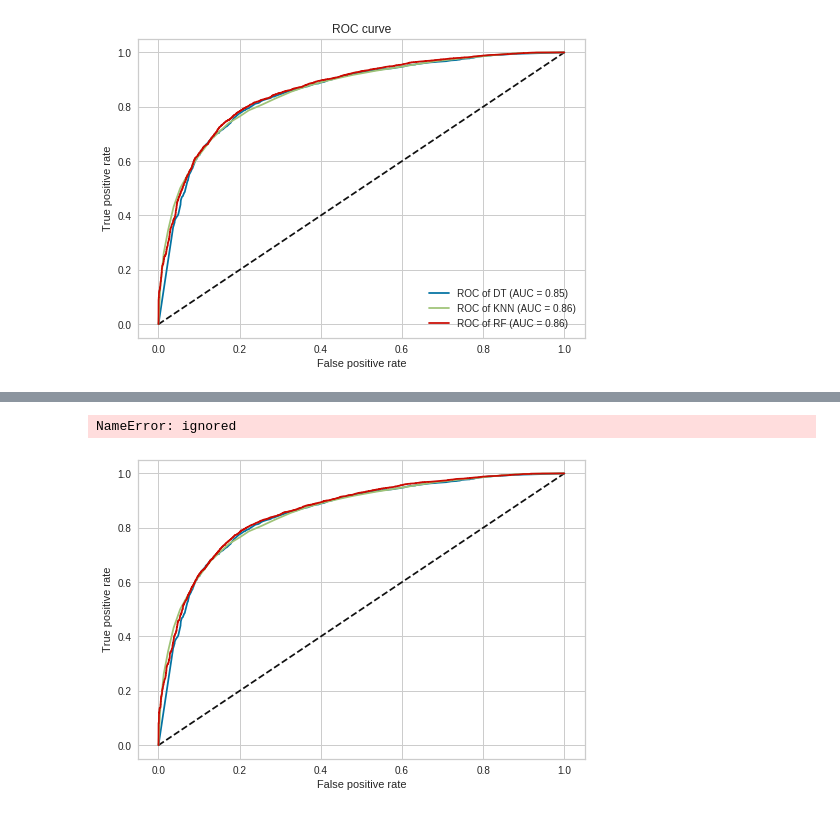
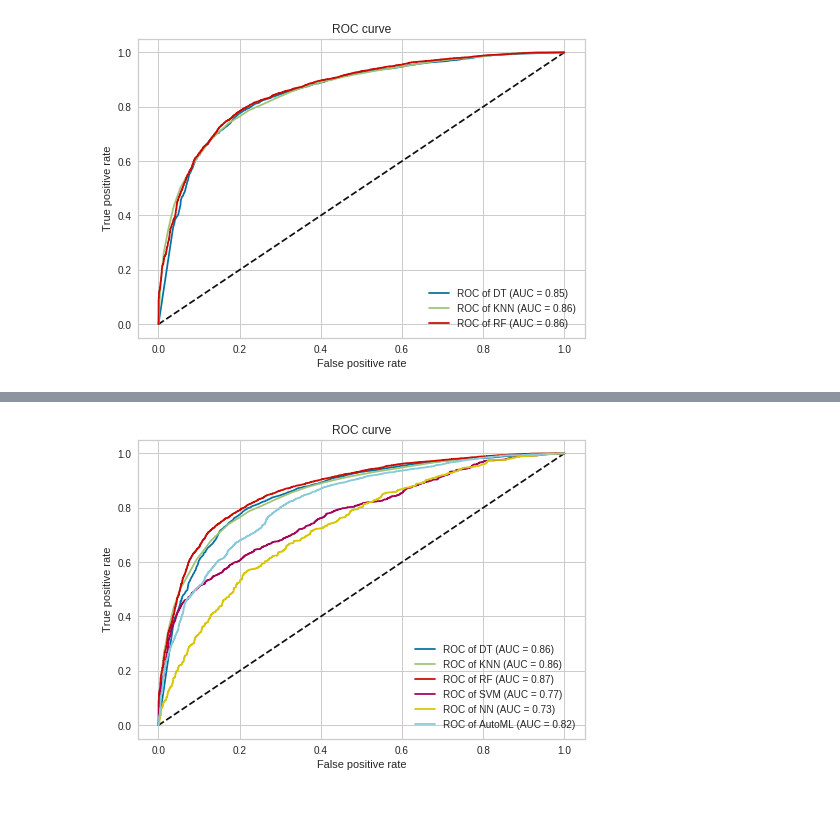
Before and after one commit to ngocbaosp/ML-Projects, a Jupyter notebook: AutoMLProject01.ipynb, the cells around one changed output, grey strips where cells are left out. Cells and saved outputs as stored; diff of their text form; code cells hidden in the pictures.

```diff
--- a/AutoMLProject01.ipynb
+++ b/AutoMLProject01.ipynb
@@ -47,29 +47,5 @@ Requirement already satisfied: idna<2.9,>=2.5 in /usr/local/lib/python3.6/dist-p
 Requirement already satisfied: urllib3<1.25,>=1.21.1 in /usr/local/lib/python3.6/dist-packages (from requests>=2.0.0->sphinx->smac==0.8->auto-sklearn) (1.24.3)
 Requirement already satisfied: certifi>=2017.4.17 in /usr/local/lib/python3.6/dist-packages (from requests>=2.0.0->sphinx->smac==0.8->auto-sklearn) (2019.6.16)
 Requirement already satisfied: chardet<3.1.0,>=3.0.2 in /usr/local/lib/python3.6/dist-packages (from requests>=2.0.0->sphinx->smac==0.8->auto-sklearn) (3.0.4)
-# %%
-import sklearn.model_selection
-import sklearn.datasets
-import sklearn.metrics
-
-# Load data
-X, y = sklearn.datasets.load_digits(return_X_y=True)
-X_train, X_test, y_train, y_test = \
-        sklearn.model_selection.train_test_split(X, y, random_state=1)
 # %%
 import autosklearn.classification
-# %%
-
-# configure auto-sklearn
-automl = autosklearn.classification.AutoSklearnClassifier(
-          time_left_for_this_task=120, # run auto-sklearn for at most 2min
-          per_run_time_limit=30, # spend at most 30 sec for each model training
-          )
-
-# train model(s)
-automl.fit(X_train, y_train)
-
-# evaluate
-y_hat = automl.predict(X_test)
-test_acc = sklearn.metrics.accuracy_score(y_test, y_hat)
-print("Test Accuracy score {0}".format(test_acc))
@@ -174,7 +121,7 @@ def myCleanAndTransformData(data):
      #Drop anmie_id,rating,Class
     NewData = NewData.drop(['rating'],axis=1)
     NewData = NewData.drop(columns=['anime_id'])
-    NewData = NewData.drop(columns=['episodes'])
+    #NewData = NewData.drop(columns=['episodes'])
 
     return NewData
 
@@ -499,28 +446,31 @@ def roc_auc_curve(model,X_train,Y_train,X_test,Y_test):
   y_pred_dt = model.predict_proba(X_test)[:, 1]
   fpr_dt, tpr_dt, _ = roc_curve(Y_test, y_pred_dt)
   roc_auc = auc(fpr_dt, tpr_dt)
-  return fpr_dt, tpr_dt,roc_auc
+
+  test_acc_score = model.score(X_test,Y_test)
+
+  return fpr_dt, tpr_dt,roc_auc,test_acc_score
 
 # Create a DecisionTreeClassifier
 clf = DecisionTreeClassifier(random_state=0,max_depth=30,min_samples_leaf=20)
-fpr_dt, tpr_dt,roc_auc = roc_auc_curve(clf,PCA_X_train,PCA_y_train,PCA_X_test,PCA_y_test)
+fpr_dt, tpr_dt,roc_auc,dt_test_acc_score = roc_auc_curve(clf,PCA_X_train,PCA_y_train,PCA_X_test,PCA_y_test)
 
 
 #KNN
 knn = KNeighborsClassifier(n_neighbors=30)
-knn_fpr, knn_tpr,knn_roc_auc = roc_auc_curve(knn,PCA_X_train,PCA_y_train,PCA_X_test,PCA_y_test)
+knn_fpr, knn_tpr,knn_roc_auc,knn_test_acc_score = roc_auc_curve(knn,PCA_X_train,PCA_y_train,PCA_X_test,PCA_y_test)
 
 #Random Forest
 rf = RandomForestClassifier(criterion ='gini', max_depth= 15, max_features= 'sqrt', min_samples_leaf=1, min_samples_split= 5, n_estimators= 300)
-rf_fpr, rf_tpr,rf_roc_auc = roc_auc_curve(rf,PCA_X_train,PCA_y_train,PCA_X_test,PCA_y_test)
+rf_fpr, rf_tpr,rf_roc_auc,rf_test_acc_score = roc_auc_curve(rf,PCA_X_train,PCA_y_train,PCA_X_test,PCA_y_test)
 
 #svm
 svmModel = svm.SVC(C=1.0, gamma=0.1, kernel='rbf',probability=True) # Linear Kernel
-svm_fpr, svm_tpr,svm_roc_auc = roc_auc_curve(svmModel,PCA_X_train,PCA_y_train,PCA_X_test,PCA_y_test)
+svm_fpr, svm_tpr,svm_roc_auc,svm_test_acc_score = roc_auc_curve(svmModel,PCA_X_train,PCA_y_train,PCA_X_test,PCA_y_test)
 
 #NN
 nn = MLPClassifier(max_iter=500)
-nn_fpr, nn_tpr,nn_roc_auc = roc_auc_curve(nn,PCA_X_train,PCA_y_train,PCA_X_test,PCA_y_test)
+nn_fpr, nn_tpr,nn_roc_auc,nn_test_acc_score = roc_auc_curve(nn,PCA_X_train,PCA_y_train,PCA_X_test,PCA_y_test)
 
 #AutoML
 AutoML = autosklearn.classification.AutoSklearnClassifier(
@@ -528,7 +478,7 @@ AutoML = autosklearn.classification.AutoSklearnClassifier(
           per_run_time_limit=30, # spend at most 30 sec for each model training
           include_preprocessors=["no_preprocessing"]
           )
-AutoML_fpr, AutoML_tpr,AutoML_roc_auc = roc_auc_curve(AutoML,PCA_X_train,PCA_y_train,PCA_X_test,PCA_y_test)
+AutoML_fpr, AutoML_tpr,AutoML_roc_auc,AutoML_test_acc_score = roc_auc_curve(AutoML,PCA_X_train,PCA_y_train,PCA_X_test,PCA_y_test)
 
 
 plt.figure(1)
@@ -562,2 +512 @@ plt.show()
-NameError: ignored
-[figure, old version]
+[figure, new version]
```
Also changed, not shown: parts of 14 cells of this notebook.
